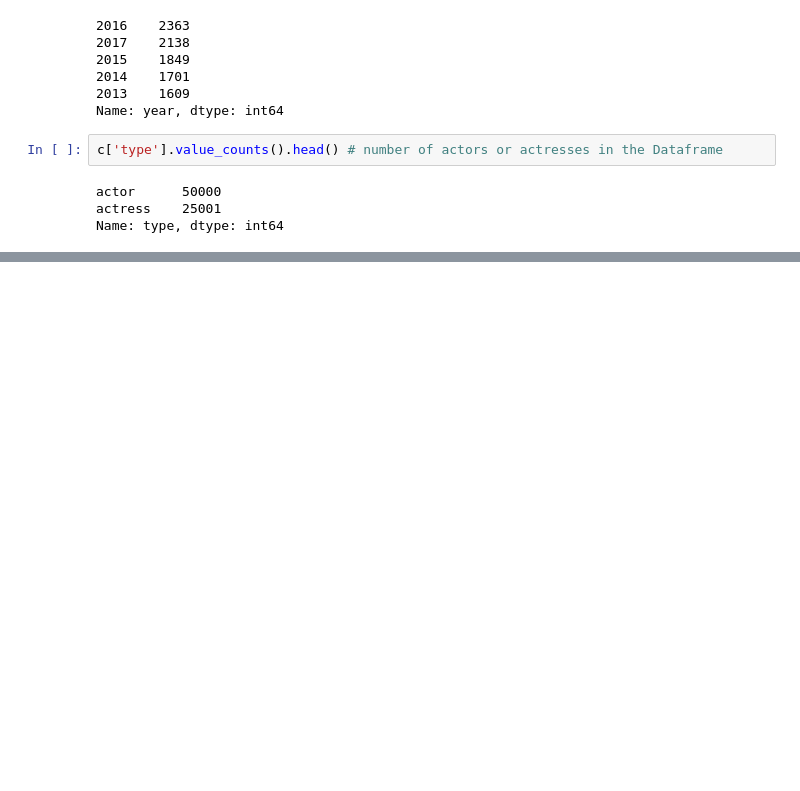
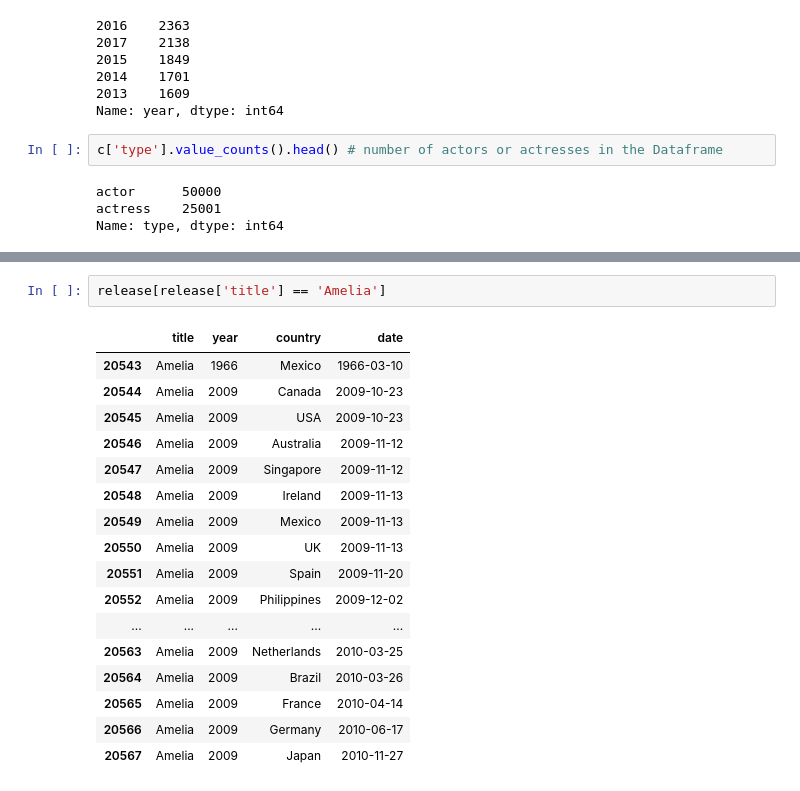
Before and after one commit to Duks31/pandas_numpy_tutorial, a Jupyter notebook: tut.ipynb, the cells around one changed output, grey strips where cells are left out. Drawn from its saved outputs; the diff is of its cells as text; blank space fills up the shorter version.

```diff
--- a/tut.ipynb
+++ b/tut.ipynb
@@ -378,0 +411,20 @@ Name: type, dtype: int64
+# %%
+release[release['title'] == 'Amelia']
+# %% [output]
+|  | title | year | country | date |
+| 20543 | Amelia | 1966 | Mexico | 1966-03-10 |
+| 20544 | Amelia | 2009 | Canada | 2009-10-23 |
+| 20545 | Amelia | 2009 | USA | 2009-10-23 |
+| 20546 | Amelia | 2009 | Australia | 2009-11-12 |
+| 20547 | Amelia | 2009 | Singapore | 2009-11-12 |
+| 20548 | Amelia | 2009 | Ireland | 2009-11-13 |
+| 20549 | Amelia | 2009 | Mexico | 2009-11-13 |
+| 20550 | Amelia | 2009 | UK | 2009-11-13 |
+| 20551 | Amelia | 2009 | Spain | 2009-11-20 |
+| 20552 | Amelia | 2009 | Philippines | 2009-12-02 |
+| ... | ... | ... | ... | ... |
+| 20563 | Amelia | 2009 | Netherlands | 2010-03-25 |
+| 20564 | Amelia | 2009 | Brazil | 2010-03-26 |
+| 20565 | Amelia | 2009 | France | 2010-04-14 |
+| 20566 | Amelia | 2009 | Germany | 2010-06-17 |
+| 20567 | Amelia | 2009 | Japan | 2010-11-27 |
```
Also changed, not shown: parts of 8 cells of this notebook, 1 other file.
